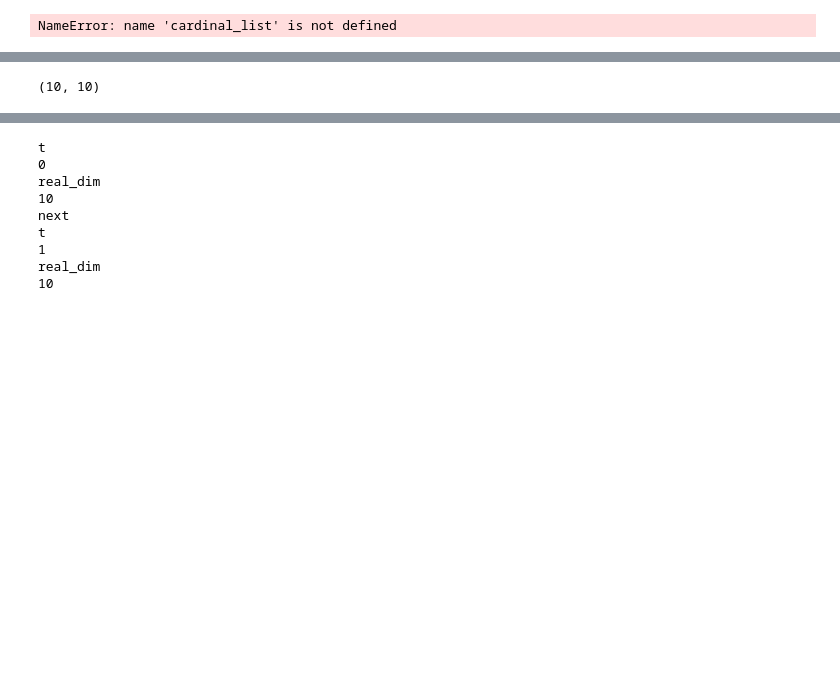
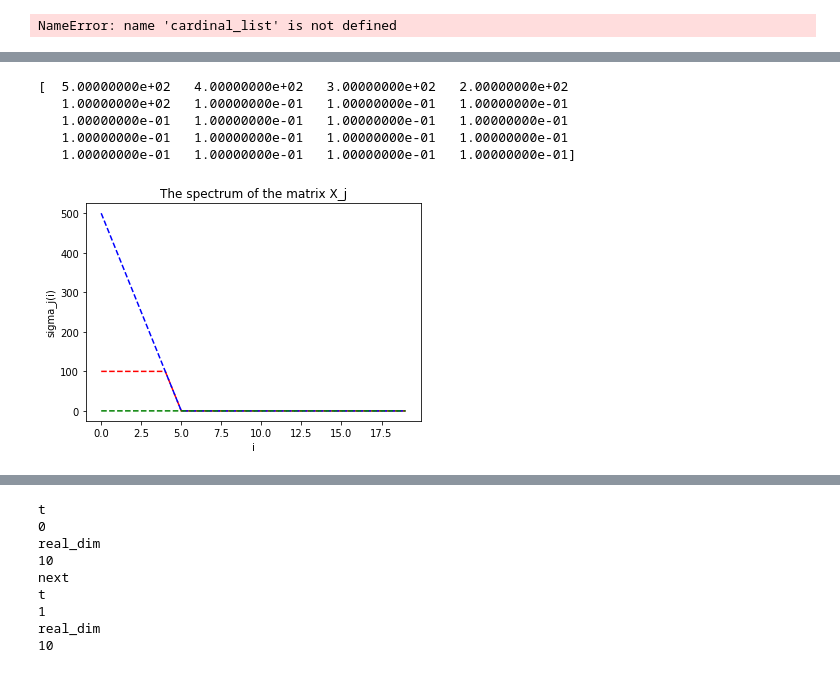
Before and after one commit to AyoubBelhadji/FrameBuilder, a Jupyter notebook: notebooks/Numerical_Analysis_Volume_Sampling_vs_Projection_DPP-Copy2.ipynb, the cells around one changed output, grey strips where cells are left out. Saved outputs shown, nothing was run; the diff lists cells and outputs as text; code cells hidden in the pictures; blank space fills up the shorter version.

```diff
--- a/notebooks/Numerical_Analysis_Volume_Sampling_vs_Projection_DPP-Copy2.ipynb
+++ b/notebooks/Numerical_Analysis_Volume_Sampling_vs_Projection_DPP-Copy2.ipynb
@@ -988,4 +1011,17 @@ next
 # %%
-print(np.shape(cov_1_k_6))
+print(np.diag(cov_2_k_5))
 # %% [output]
-(10, 10)
+[  5.00000000e+02   4.00000000e+02   3.00000000e+02   2.00000000e+02
+   1.00000000e+02   1.00000000e-01   1.00000000e-01   1.00000000e-01
+   1.00000000e-01   1.00000000e-01   1.00000000e-01   1.00000000e-01
+   1.00000000e-01   1.00000000e-01   1.00000000e-01   1.00000000e-01
+   1.00000000e-01   1.00000000e-01   1.00000000e-01   1.00000000e-01]
+# %%
+d = 20
+plt.plot(list(range(d)), np.diag(cov_1_k_5), 'r--',list(range(d)), np.diag(cov_2_k_5), 'b--',list(range(d)), np.diag(cov_3_k_5), 'g--')
+plt.xlabel("i")
+plt.ylabel("sigma_j(i)")
+plt.title("The spectrum of the matrix X_j")
+plt.show()
+# %% [output]
+[figure, added]
```
Also changed, not shown: parts of 12 cells of this notebook, 1 other file.
